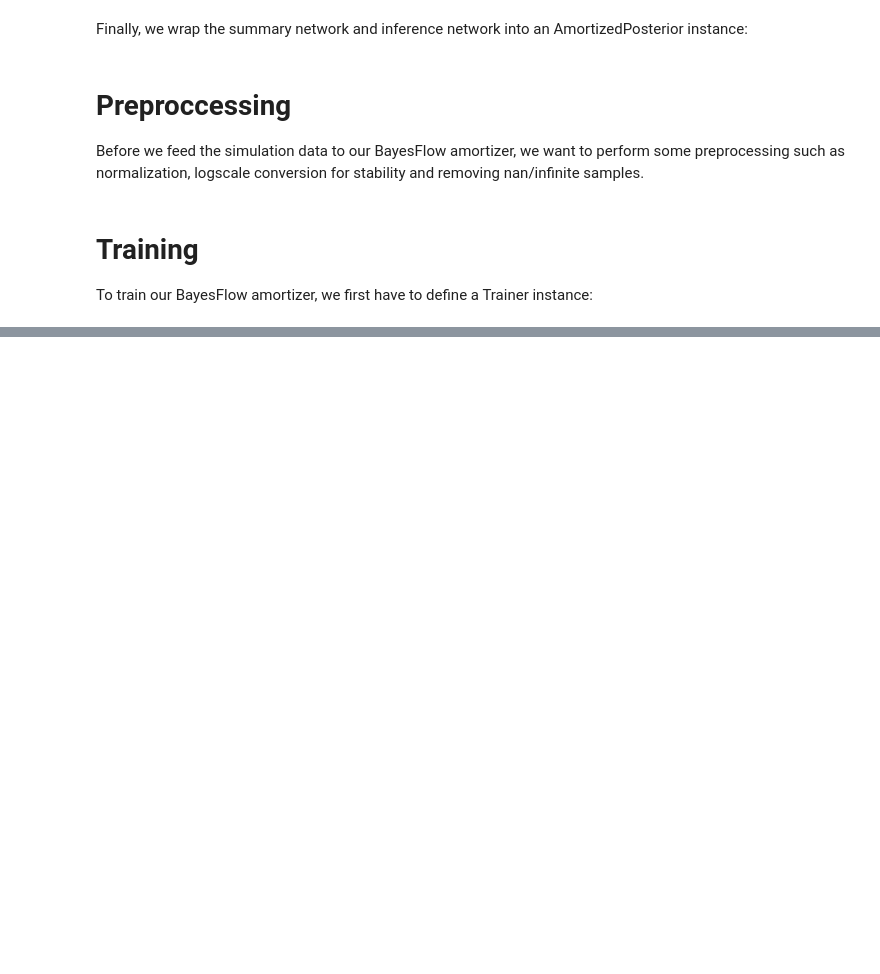
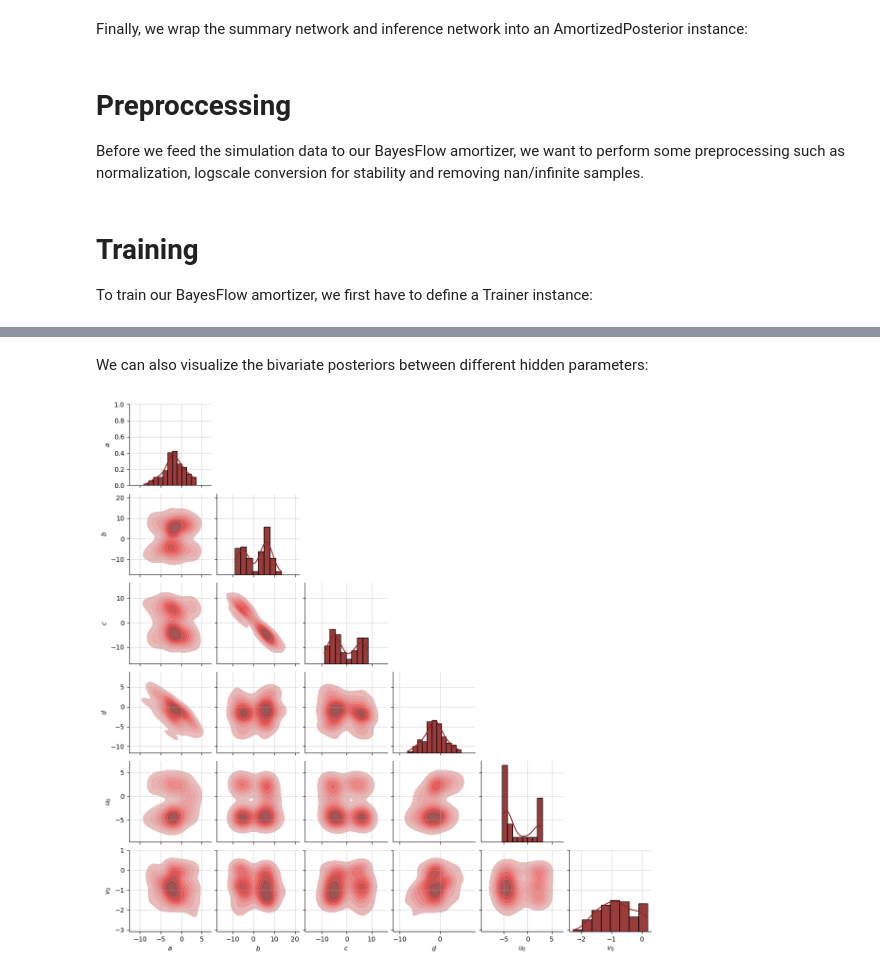
Before and after one commit to stefanradev93/BayesFlow, a Jupyter notebook: docs/source/tutorial_notebooks/Linear ODE system.ipynb, the cells around one changed output, grey strips where cells are left out. Drawn from its saved outputs; the diff is of its cells as text; code cells hidden in the pictures; blank space fills up the shorter version.

Commit message:
visualize posterior

```diff
--- a/docs/source/tutorial_notebooks/Linear ODE system.ipynb
+++ b/docs/source/tutorial_notebooks/Linear ODE system.ipynb
@@ -270,7 +271,7 @@ trainer = Trainer(
     amortizer=amortizer,
     generative_model=model,
     configurator=preprocessing,
-    learning_rate=
+    learning_rate=PiecewiseConstantDecay([5000, 8000], [0.001, 0.0001, 0.00001])
 )
 # %% [output]
 INFO:root:Performing a consistency check with provided components...
@@ -300,2 +278,0 @@ Now, we can train our BayesFlow model online:
-# %%
-losses = trainer.train_online(epochs=10, iterations_per_epoch=100, batch_size=32)
@@ -337,0 +300,2 @@ We can also inspect the bivariate posteriors between different hidden paramt
+# %%
+losses = trainer.train_online(epochs=10, iterations_per_epoch=1000, batch_size=32)
@@ -337,0 +336,6 @@ We can also inspect the bivariate posteriors between different hidden paramt
+# %% [markdown]
+We can also visualize the bivariate posteriors between different hidden parameters:
+# %%
+fig = diag.plot_posterior_2d(posterior_samples[0], param_names=prior.param_names)
+# %% [output]
+[figure, added]
```
Also changed, not shown: parts of 33 cells of this notebook.
